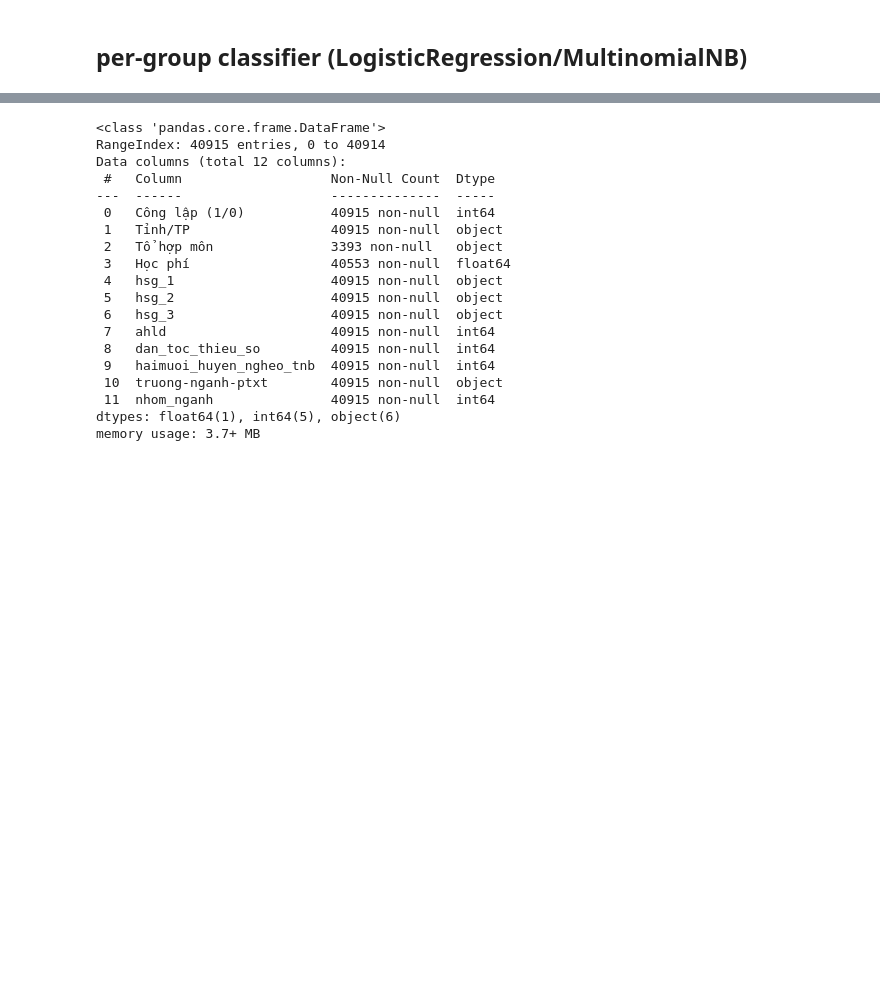
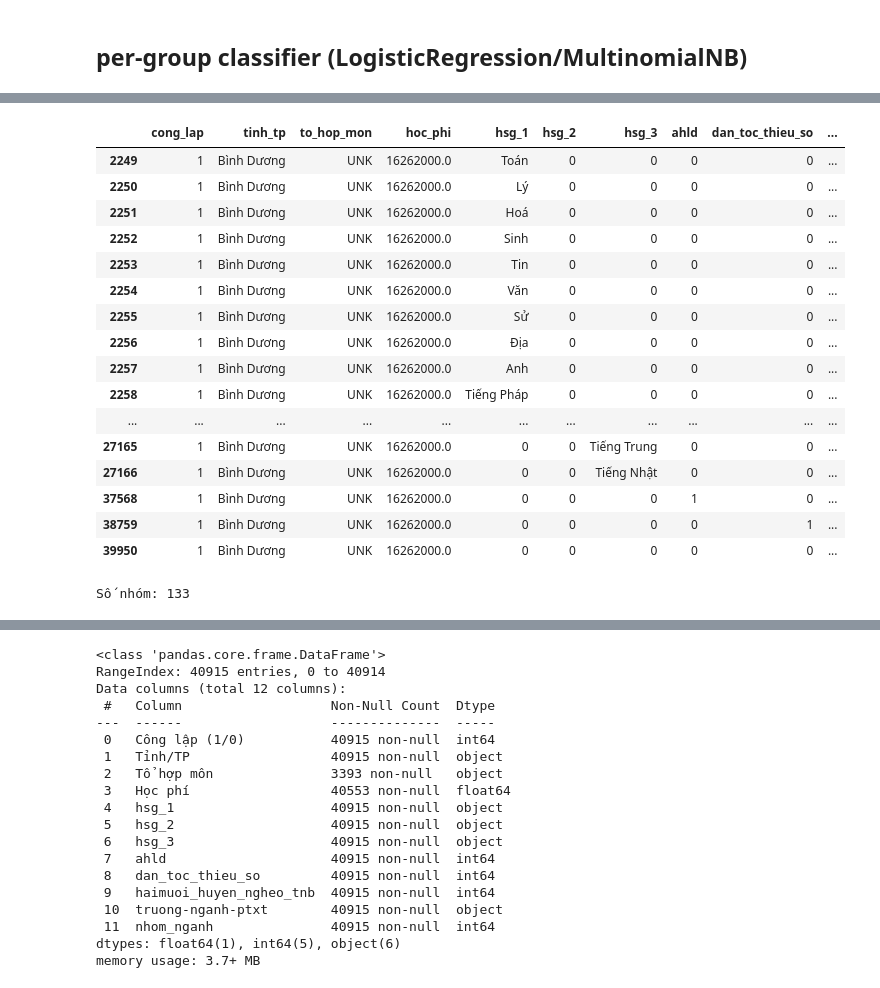
Before and after one commit to th-mimifufu/ptnk.khkt_project, a Jupyter notebook: notebooks/l1/new_train.ipynb, the cells around one changed output, grey strips where cells are left out. Drawn from its saved outputs; the diff is of its cells as text; code cells hidden in the pictures; blank space fills up the shorter version.

Commit message:
fix l1 group wise

```diff
--- a/notebooks/l1/new_train.ipynb
+++ b/notebooks/l1/new_train.ipynb
@@ -5,5 +5,5 @@ from sklearn.metrics import accuracy_score, f1_score, classification_report
 import lightgbm as lgb
 from pandas.api.types import CategoricalDtype
 # %%
-df1 = pd.read_excel('../../data/train_l1.xlsx')
+df = pd.read_excel('../../data/train_l1.xlsx')
 # %%
@@ -291,3 +306,28 @@ for c in ['tinh_tp','hsg_subject', target_col]:
+# %%
+df[df["truong_nganh_ptxt"]=="DBD-7220201-TUYỂN THẲNG"]
+# %% [output]
+|  | cong_lap | tinh_tp | to_hop_mon | hoc_phi | hsg_1 | hsg_2 | hsg_3 | ahld | dan_toc_thieu_so | ... |
+| 2249 | 1 | Bình Dương | UNK | 16262000.0 | Toán | 0 | 0 | 0 | 0 | ... |
+| 2250 | 1 | Bình Dương | UNK | 16262000.0 | Lý | 0 | 0 | 0 | 0 | ... |
+| 2251 | 1 | Bình Dương | UNK | 16262000.0 | Hoá | 0 | 0 | 0 | 0 | ... |
+| 2252 | 1 | Bình Dương | UNK | 16262000.0 | Sinh | 0 | 0 | 0 | 0 | ... |
+| 2253 | 1 | Bình Dương | UNK | 16262000.0 | Tin | 0 | 0 | 0 | 0 | ... |
+| 2254 | 1 | Bình Dương | UNK | 16262000.0 | Văn | 0 | 0 | 0 | 0 | ... |
+| 2255 | 1 | Bình Dương | UNK | 16262000.0 | Sử | 0 | 0 | 0 | 0 | ... |
+| 2256 | 1 | Bình Dương | UNK | 16262000.0 | Địa | 0 | 0 | 0 | 0 | ... |
+| 2257 | 1 | Bình Dương | UNK | 16262000.0 | Anh | 0 | 0 | 0 | 0 | ... |
+| 2258 | 1 | Bình Dương | UNK | 16262000.0 | Tiếng Pháp | 0 | 0 | 0 | 0 | ... |
+| ... | ... | ... | ... | ... | ... | ... | ... | ... | ... | ... |
+| 27165 | 1 | Bình Dương | UNK | 16262000.0 | 0 | 0 | Tiếng Trung | 0 | 0 | ... |
+| 27166 | 1 | Bình Dương | UNK | 16262000.0 | 0 | 0 | Tiếng Nhật | 0 | 0 | ... |
+| 37568 | 1 | Bình Dương | UNK | 16262000.0 | 0 | 0 | 0 | 1 | 0 | ... |
+| 38759 | 1 | Bình Dương | UNK | 16262000.0 | 0 | 0 | 0 | 0 | 1 | ... |
+| 39950 | 1 | Bình Dương | UNK | 16262000.0 | 0 | 0 | 0 | 0 | 0 | ... |
+# %%
+num_groups = df.groupby(group_cols, dropna=False).ngroups
+print("Số nhóm:", num_groups)
+# %% [output]
+Số nhóm: 133
 # %%
 models = {}
 encoders = {}
```
Also changed, not shown: parts of 40 cells of this notebook, 1 other file.
